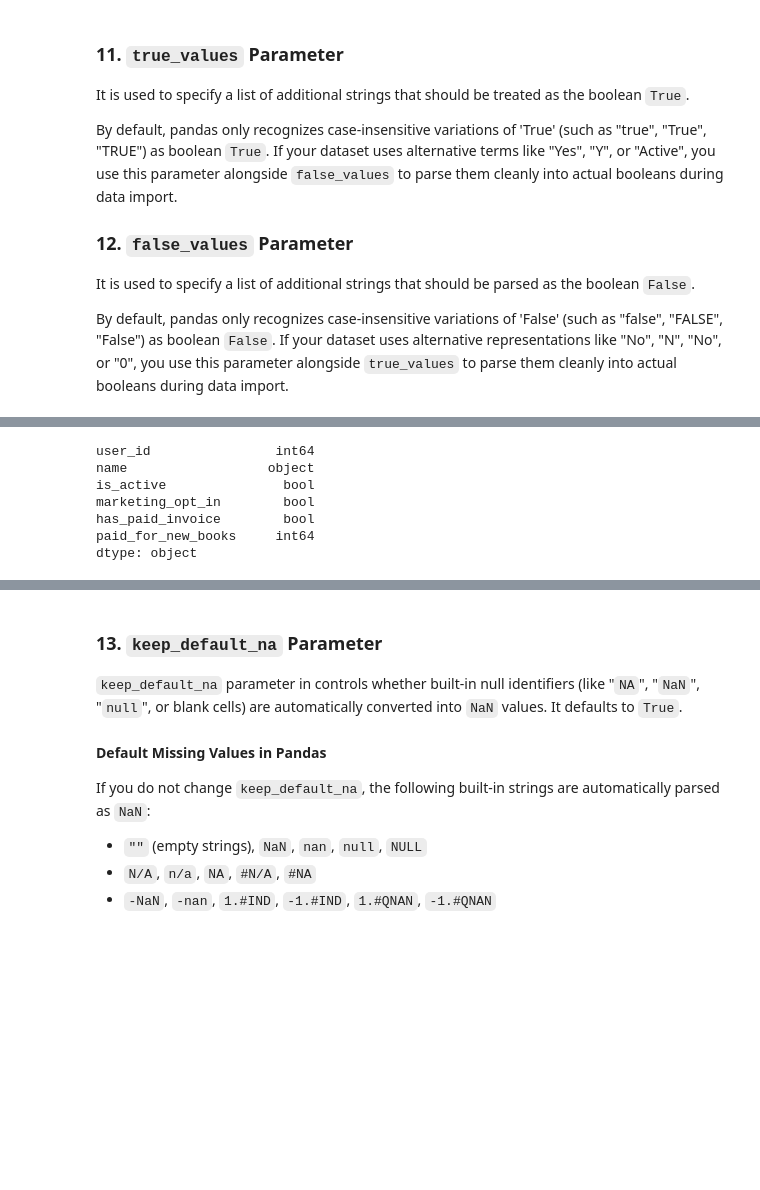
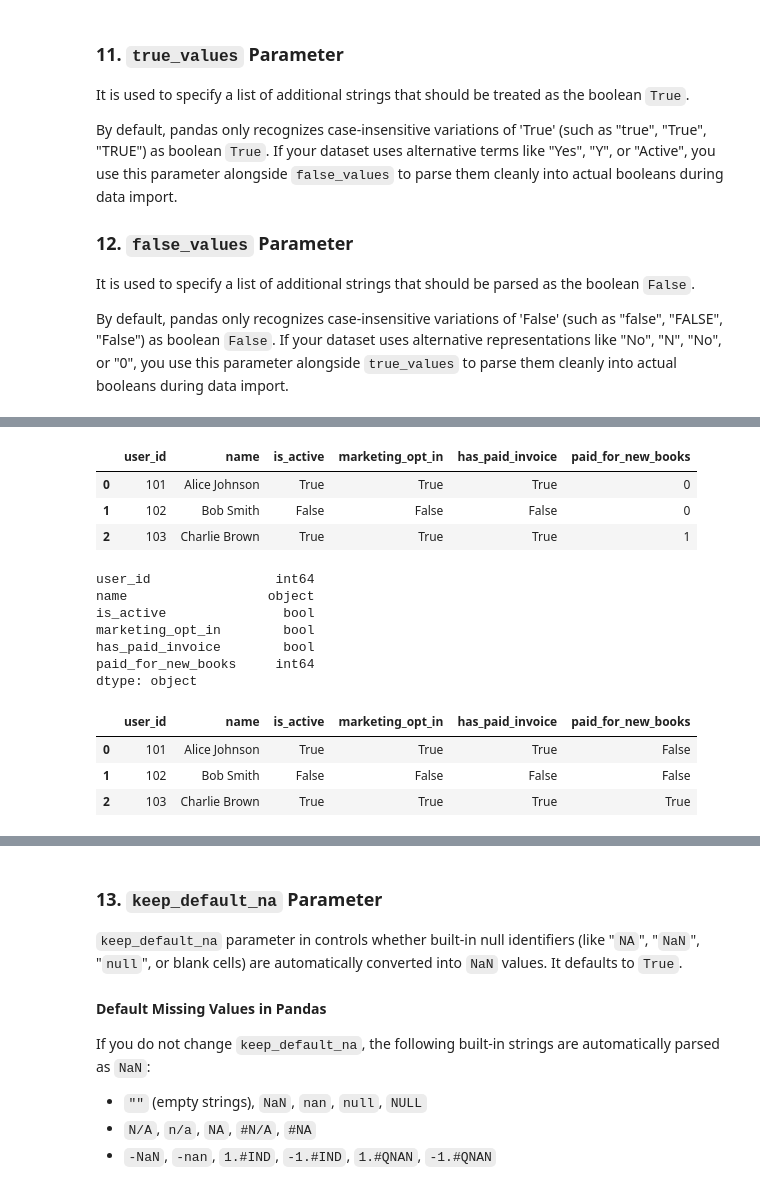
Before and after one commit to BaqerHussaini/data-analysis-course-notes, a Jupyter notebook: pandas/03-importing_csv_data.ipynb, the cells around one changed output, grey strips where cells are left out. Cells and saved outputs as stored; diff of their text form; code cells hidden in the pictures; blank space fills up the shorter version.

```diff
--- a/pandas/03-importing_csv_data.ipynb
+++ b/pandas/03-importing_csv_data.ipynb
@@ -642,17 +627,37 @@ By default, pandas only recognizes case-insensitive variations of 'False' (such
 #### Image:
 ![Image of a CSV File](../data/images/read-csv-true-values-false-values.png)
 # %%
-# Define your custom True representations
+# 12.1 Defining Dustom True Representations
 students_payment_report = pd.read_csv("../data/csv-files/students-payment-report.csv",
                                      true_values=["Active", "Yes", "TRUE"],
                                      false_values=["Inactive", "No", "FALSE"]
                                      )
-students_payment_report.dtypes
+students_payment_report.head(3)
 # %% [output]
-user_id                int64
-name                  object
-is_active               bool
-marketing_opt_in        bool
-has_paid_invoice        bool
-paid_for_new_books     int64
-dtype: object
+|  | user_id | name | is_active | marketing_opt_in | has_paid_invoice | paid_for_new_books |
+| 0 | 101 | Alice Johnson | True | True | True | 0 |
+| 1 | 102 | Bob Smith | False | False | False | 0 |
+| 2 | 103 | Charlie Brown | True | True | True | 1 |
+# %%
+students_payment_report.dtypes
+# %% [output]
+user_id                int64
+name                  object
+is_active               bool
+marketing_opt_in        bool
+has_paid_invoice        bool
+paid_for_new_books     int64
+dtype: object
+# %%
+# 12.2 You must explicitly pass dtype={'column_name': bool}, if you want to convert 0 and 1 into True and False!
+students_payment_report = pd.read_csv("../data/csv-files/students-payment-report.csv",
+                                     true_values=["Active", "Yes", "TRUE"],
+                                     false_values=["Inactive", "No", "FALSE"],
+                                     dtype={"paid_for_new_books":bool}
+                                     )
+students_payment_report.head(3)
+# %% [output]
+|  | user_id | name | is_active | marketing_opt_in | has_paid_invoice | paid_for_new_books |
+| 0 | 101 | Alice Johnson | True | True | True | False |
+| 1 | 102 | Bob Smith | False | False | False | False |
+| 2 | 103 | Charlie Brown | True | True | True | True |
```
Also changed, not shown: parts of 15 cells of this notebook.
